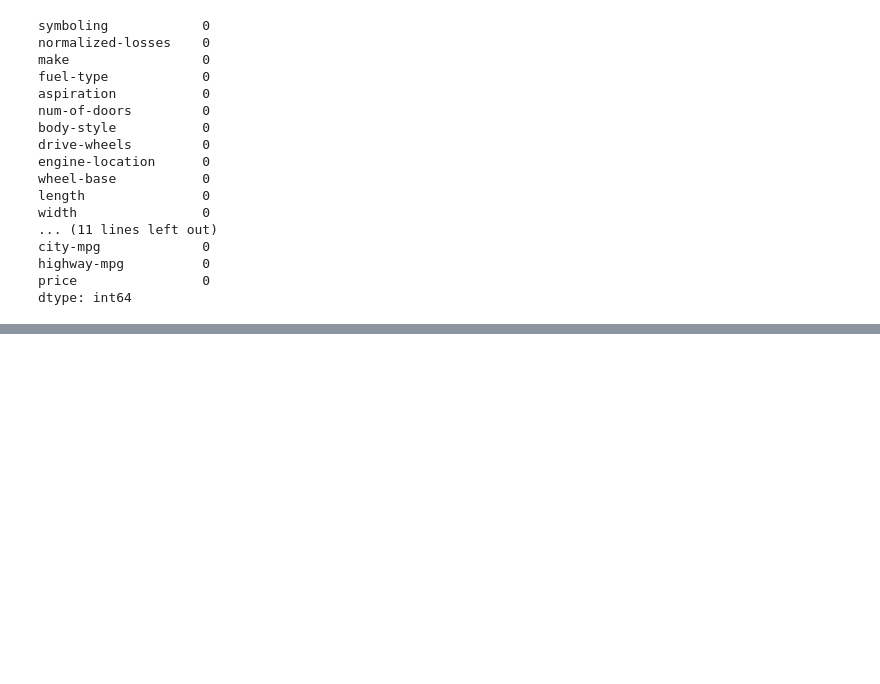
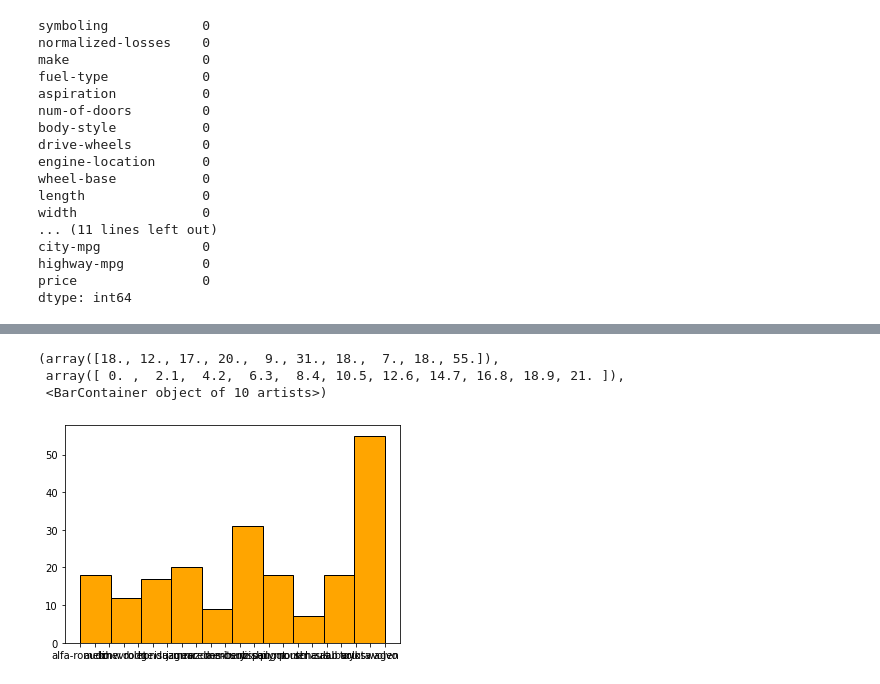
Before and after one commit to tayyabhassantarar/Introduction-to-Big-Data, a Jupyter notebook: Lecture# 6 (Pandas , Data PreProcessing).ipynb, the cells around one changed output, grey strips where cells are left out. Drawn from its saved outputs; the diff is of its cells as text; code cells hidden in the pictures; blank space fills up the shorter version.

```diff
--- a/Lecture# 6 (Pandas , Data PreProcessing).ipynb
+++ b/Lecture# 6 (Pandas , Data PreProcessing).ipynb
@@ -462,0 +486,7 @@ dtype: int64
+# %%
+plt.pyplot.hist(df['make'], color='orange', ec='black')  # Changes the color of the graph, ec is the edge color
+# %% [output]
+(array([18., 12., 17., 20.,  9., 31., 18.,  7., 18., 55.]),
+ array([ 0. ,  2.1,  4.2,  6.3,  8.4, 10.5, 12.6, 14.7, 16.8, 18.9, 21. ]),
+ <BarContainer object of 10 artists>)
+[figure, added]
```
Also changed, not shown: parts of 12 cells of this notebook.
